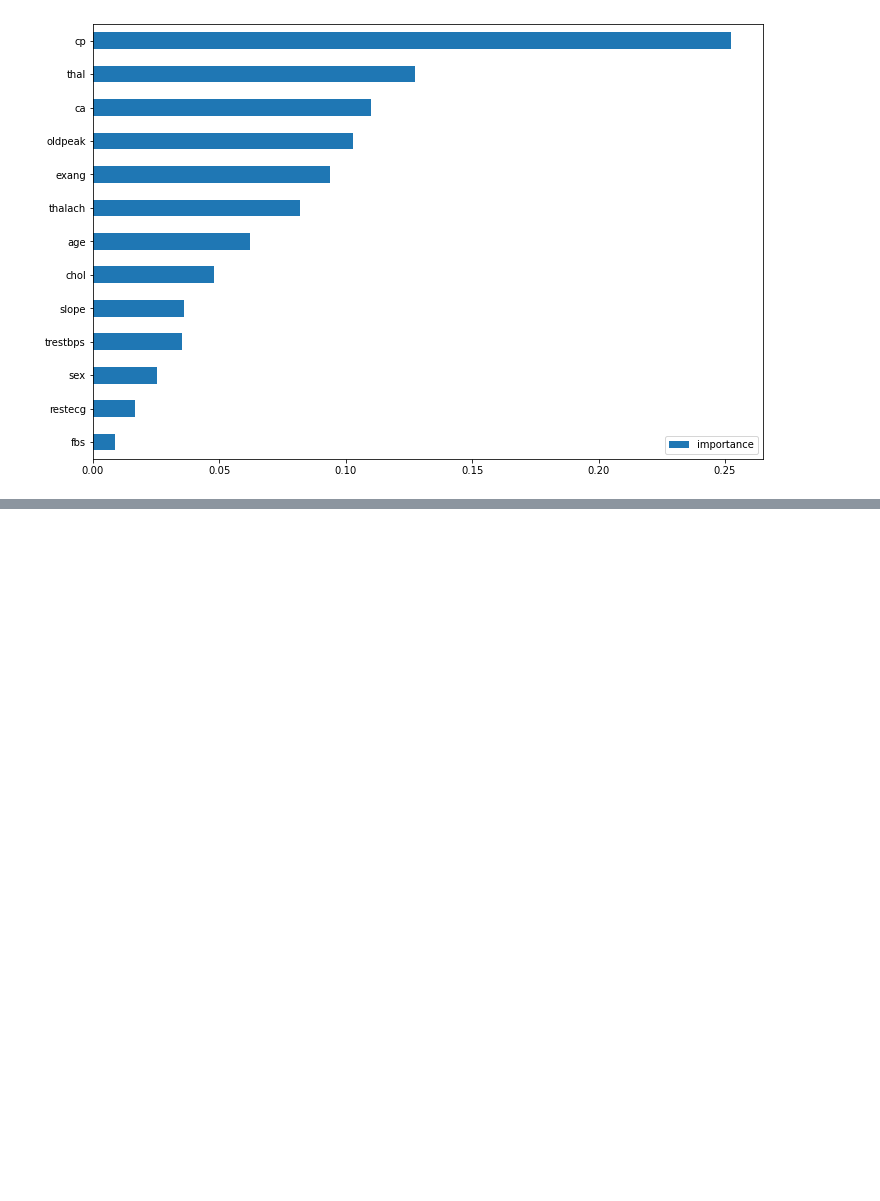
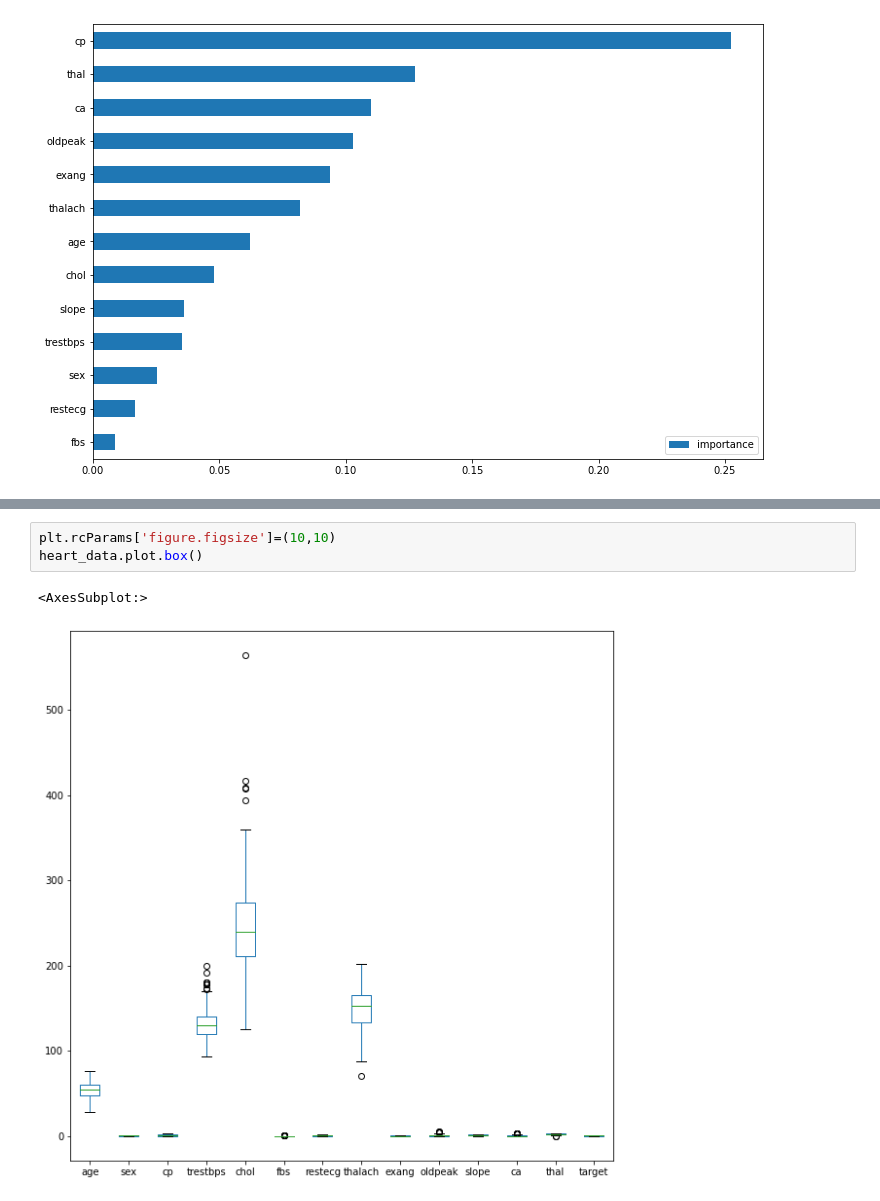
Before and after one commit to vasiljev-sr/MyJupyterNotebook, a Jupyter notebook: Stepik/Step 2/ Titanic Machine Learning from Disaster.ipynb, the cells around one changed output, grey strips where cells are left out. Cells and saved outputs as stored; diff of their text form; blank space fills up the shorter version.

```diff
--- a/Stepik/Step 2/ Titanic Machine Learning from Disaster.ipynb
+++ b/Stepik/Step 2/ Titanic Machine Learning from Disaster.ipynb
@@ -353,0 +361,6 @@ im.sort_values('importance', ascending=True).plot(kind= 'barh', figsize = (12,8)
+# %%
+plt.rcParams['figure.figsize']=(10,10)
+heart_data.plot.box()
+# %% [output]
+<AxesSubplot:>
+[figure, added]
```
Also changed, not shown: parts of 44 cells of this notebook, 5 other files.
